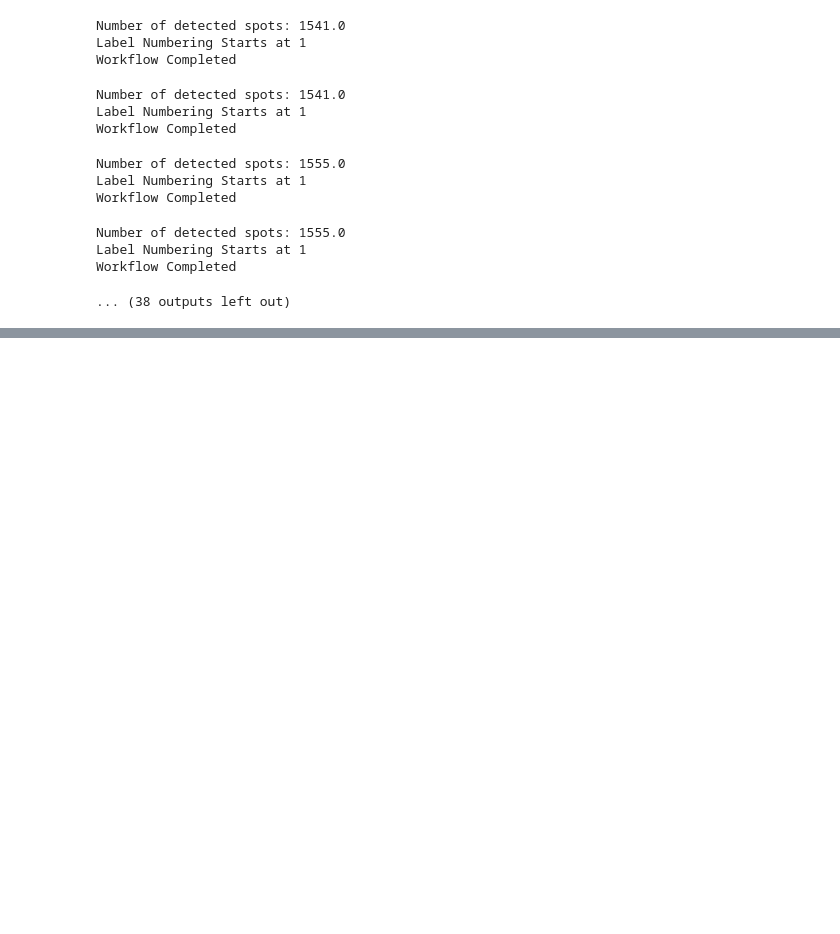
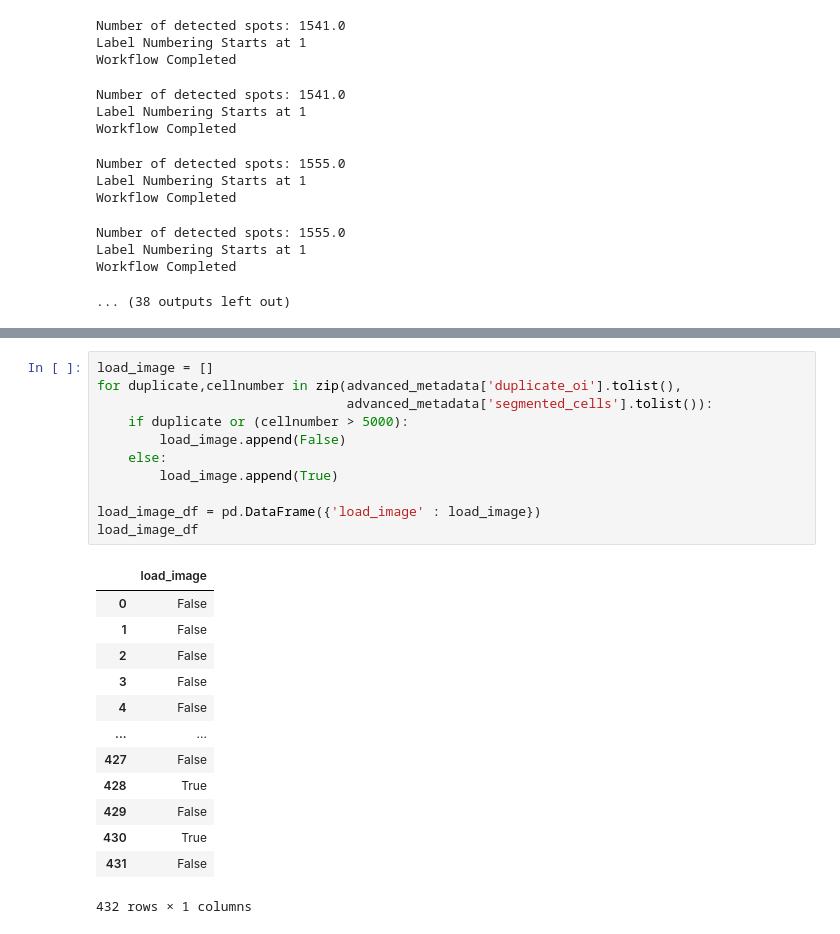
Before and after one commit to lukasz-migas/napari-clusters-plotter, a Jupyter notebook: docs/Timelapse Processing.ipynb, the cells around one changed output, grey strips where cells are left out. Cells and saved outputs as stored; diff of their text form; blank space fills up the shorter version.

```diff
--- a/docs/Timelapse Processing.ipynb
+++ b/docs/Timelapse Processing.ipynb
@@ -238,0 +330,25 @@ cell_numbers_df.to_csv(ski_outdir + 'segmented_cell_numbers.csv', )
+# %%
+load_image = []
+for duplicate,cellnumber in zip(advanced_metadata['duplicate_oi'].tolist(),
+                                advanced_metadata['segmented_cells'].tolist()):
+    if duplicate or (cellnumber > 5000):
+        load_image.append(False)
+    else:
+        load_image.append(True)
+
+load_image_df = pd.DataFrame({'load_image' : load_image})
+load_image_df
+# %% [output]
+|  | load_image |
+| 0 | False |
+| 1 | False |
+| 2 | False |
+| 3 | False |
+| 4 | False |
+| ... | ... |
+| 427 | False |
+| 428 | True |
+| 429 | False |
+| 430 | True |
+| 431 | False |
+432 rows × 1 columns
```
Also changed, not shown: parts of 25 cells of this notebook, 4 other files.
